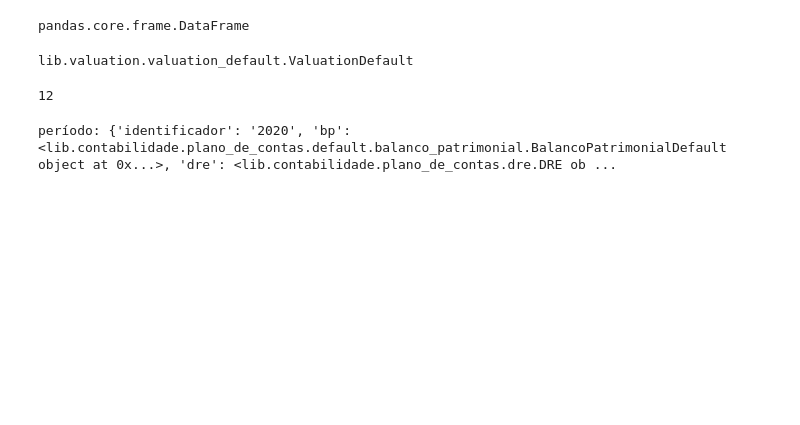
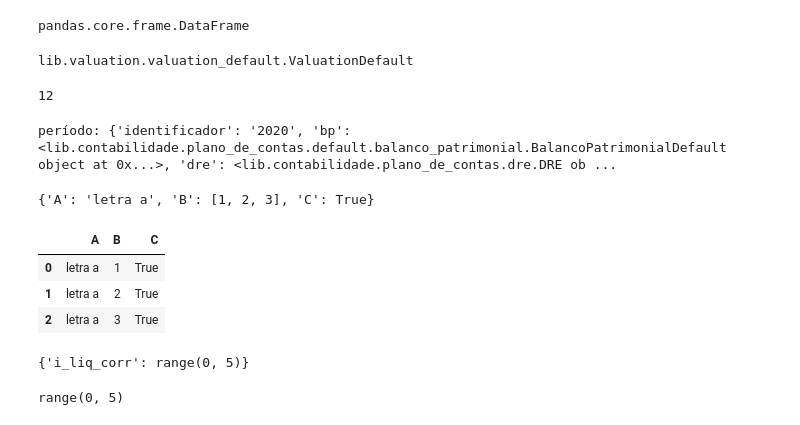
Before and after one commit to zfbf/Valuation, a Jupyter notebook: jupyter/Valuation.ipynb, the cells around one changed output. Drawn from its saved outputs; the diff is of its cells as text; code cells hidden in the pictures; blank space fills up the shorter version.

```diff
--- a/jupyter/Valuation.ipynb
+++ b/jupyter/Valuation.ipynb
@@ -149,3 +191,18 @@ len(valuation.periodos)
 print('período: {}'.format(valuation.periodos[-1]))
 # %% [output]
 período: {'identificador': '2020', 'bp': <lib.contabilidade.plano_de_contas.default.balanco_patrimonial.BalancoPatrimonialDefault object at 0x...>, 'dre': <lib.contabilidade.plano_de_contas.dre.DRE ob ...
+# %%
+dados = {"A": "letra a", "B": [1, 2, 3], "C": True}
+# %%
+dados
+# %% [output]
+{'A': 'letra a', 'B': [1, 2, 3], 'C': True}
+# %%
+df = pd.DataFrame(data=dados)
+# %%
+df
+# %% [output]
+|  | A | B | C |
+| 0 | letra a | 1 | True |
+| 1 | letra a | 2 | True |
+| 2 | letra a | 3 | True |
@@ -151,0 +211,8 @@ período: {'identificador': '2020', 'bp': <lib.contabilidade.plano_de_contas.def
+# %%
+dados
+# %% [output]
+{'i_liq_corr': range(0, 5)}
+# %%
+print(range(0, 5))
+# %% [output]
+range(0, 5)
```
Also changed, not shown: parts of 22 cells of this notebook, 18 other files.
